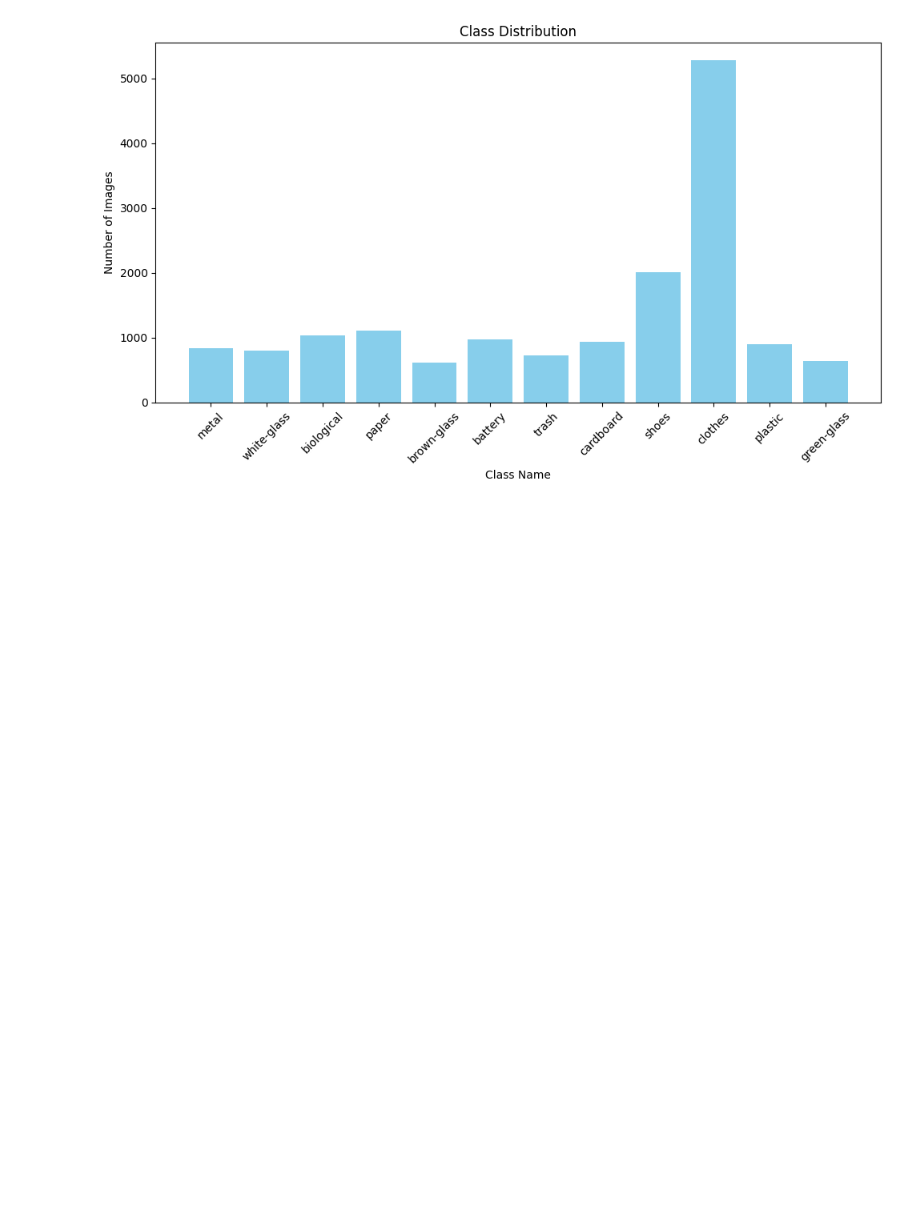
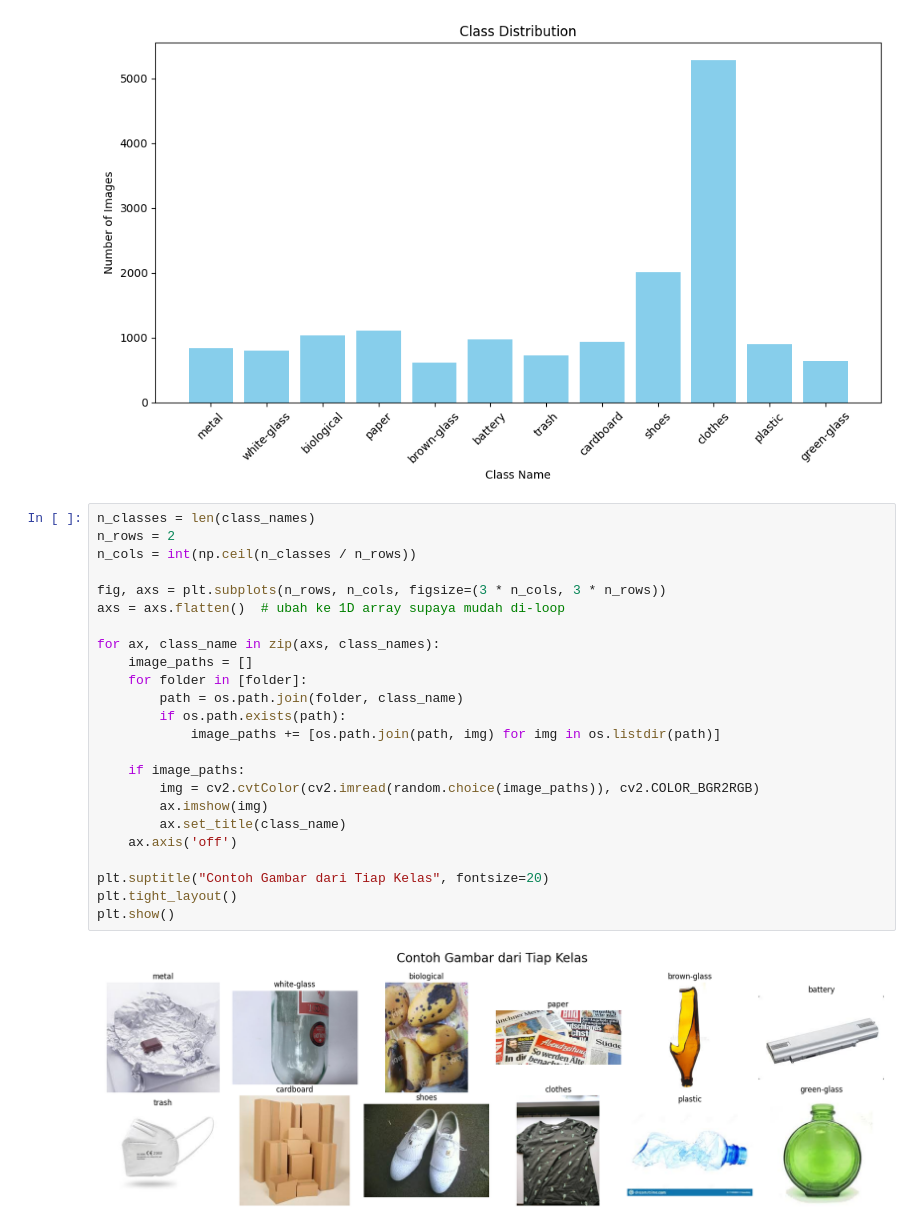
Before and after one commit to MHzNug/KKN-Periode-2, a Jupyter notebook: training_model.ipynb, the cells around one changed output. Saved outputs shown, nothing was run; the diff lists cells and outputs as text; blank space fills up the shorter version.

```diff
--- a/training_model.ipynb
+++ b/training_model.ipynb
@@ -94,3 +94,29 @@ plt.tight_layout()
 plt.show()
 # %% [output]
 [figure]
+# %%
+n_classes = len(class_names)
+n_rows = 2
+n_cols = int(np.ceil(n_classes / n_rows))
+
+fig, axs = plt.subplots(n_rows, n_cols, figsize=(3 * n_cols, 3 * n_rows))
+axs = axs.flatten()  # ubah ke 1D array supaya mudah di-loop
+
+for ax, class_name in zip(axs, class_names):
+    image_paths = []
+    for folder in [folder]:
+        path = os.path.join(folder, class_name)
+        if os.path.exists(path):
+            image_paths += [os.path.join(path, img) for img in os.listdir(path)]
+
+    if image_paths:
+        img = cv2.cvtColor(cv2.imread(random.choice(image_paths)), cv2.COLOR_BGR2RGB)
+        ax.imshow(img)
+        ax.set_title(class_name)
+    ax.axis('off')
+
+plt.suptitle("Contoh Gambar dari Tiap Kelas", fontsize=20)
+plt.tight_layout()
+plt.show()
+# %% [output]
+[figure, added]
```
Also changed, not shown: parts of 10 cells of this notebook.
